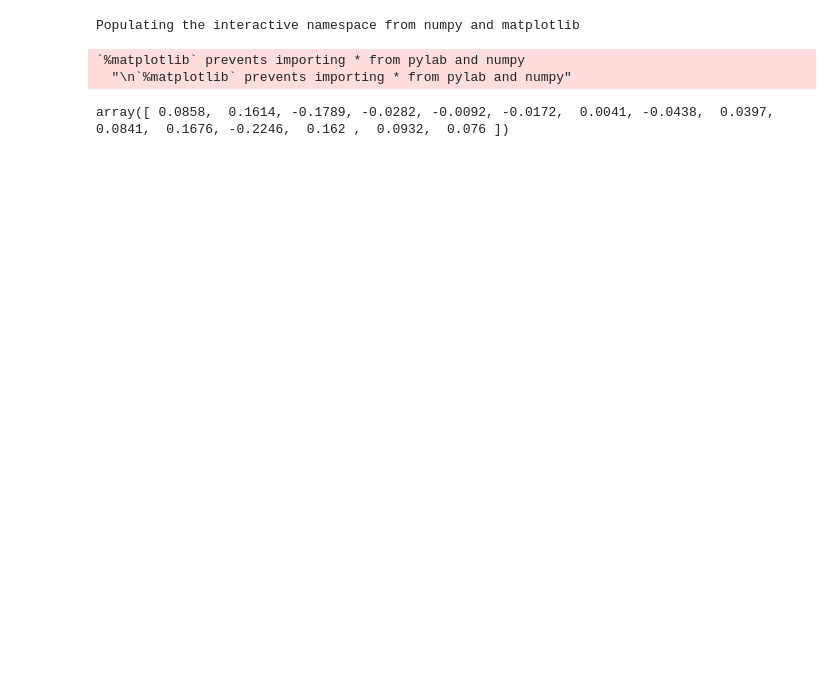
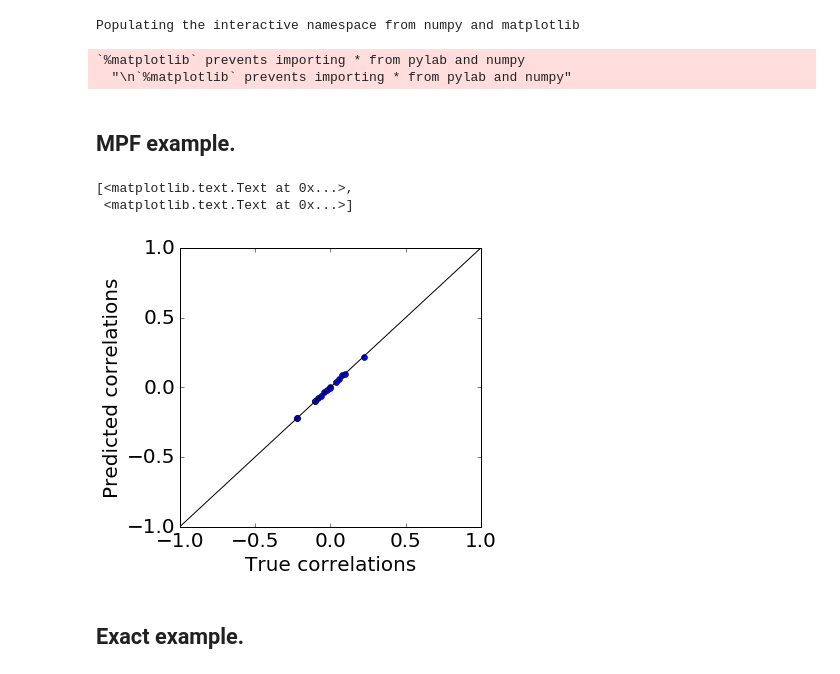
Before and after one commit to eltrompetero/coniii, a Jupyter notebook: Examples.ipynb, the cells around one changed output. Drawn from its saved outputs; the diff is of its cells as text; code cells hidden in the pictures; blank space fills up the shorter version.

Commit message:
Moved MPFSolver -> MPF and added necessary infrastructure. Updated Solver to accomodate MPF. Update Example.ipynb to include MPF.

```diff
--- a/Examples.ipynb
+++ b/Examples.ipynb
@@ -5,3 +5,24 @@ plt.rc('font',size=20)
 Populating the interactive namespace from numpy and matplotlib
 `%matplotlib` prevents importing * from pylab and numpy
   "\n`%matplotlib` prevents importing * from pylab and numpy"
+# %% [markdown]
+## MPF example.
+# %%
+from solvers import *
+from utils import *
+
+calc_e,_ = define_ising_mch_helpers()
+# %%
+# Generate example data set.
+n = 5
+allstates = bin_states(n,True)
+
+p = random.rand(2**n)
+p /= p.sum()
+
+sample = allstates[random.choice(range(2**5),size=100,replace=True,p=p)]
+sisj = pair_corr(sample,concat=True)
+# %%
+# Declare and call solver.
+solver = MPF(n,calc_e=calc_e)
+soln = solver.solve(sample)
@@ -8,3 +31,14 @@ Populating the interactive namespace from numpy and matplotlib
+# %%
+fig,ax = plt.subplots(figsize=(5.4,5))
+ax.plot(sisj,tosolve5.get_stats(soln[0]),'o')
+ax.plot([-1,1],[-1,1],'k-')
+ax.set(xlabel='True correlations',ylabel='Predicted correlations')
+# %% [output]
+[<matplotlib.text.Text at 0x...>,
+ <matplotlib.text.Text at 0x...>]
+[figure, added]
+# %% [markdown]
+## Exact example.
 # %%
 from solvers import *
 from utils import *
@@ -28,5 +62 @@ solver = Exact(5,sisj,calc_e,calc_observables)
 soln = solver.solve()
-# %%
-soln['x']
-# %% [output]
-array([ 0.0858,  0.1614, -0.1789, -0.0282, -0.0092, -0.0172,  0.0041, -0.0438,  0.0397,  0.0841,  0.1676, -0.2246,  0.162 ,  0.0932,  0.076 ])
```
Also changed, not shown: parts of 4 cells of this notebook, 2 other files.
